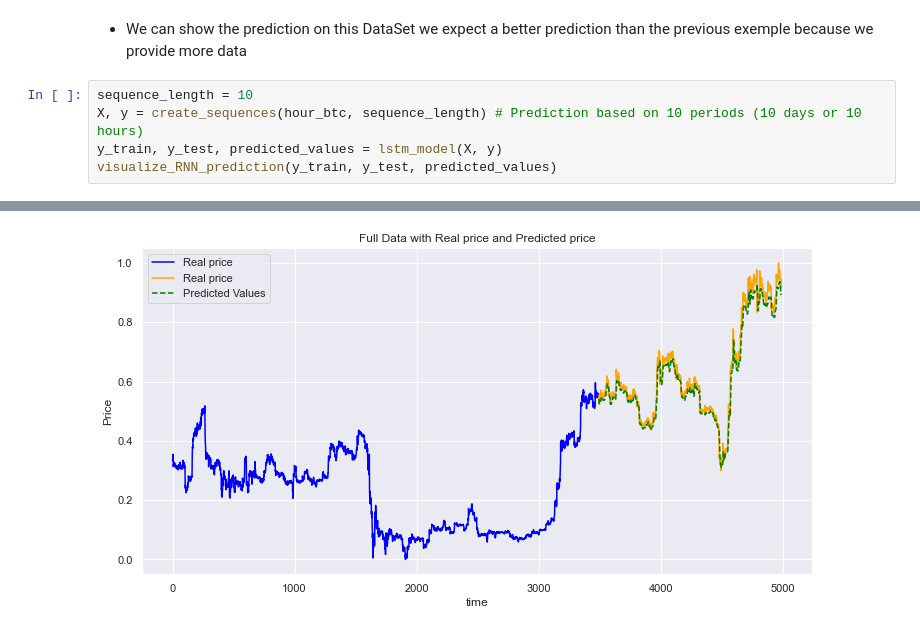
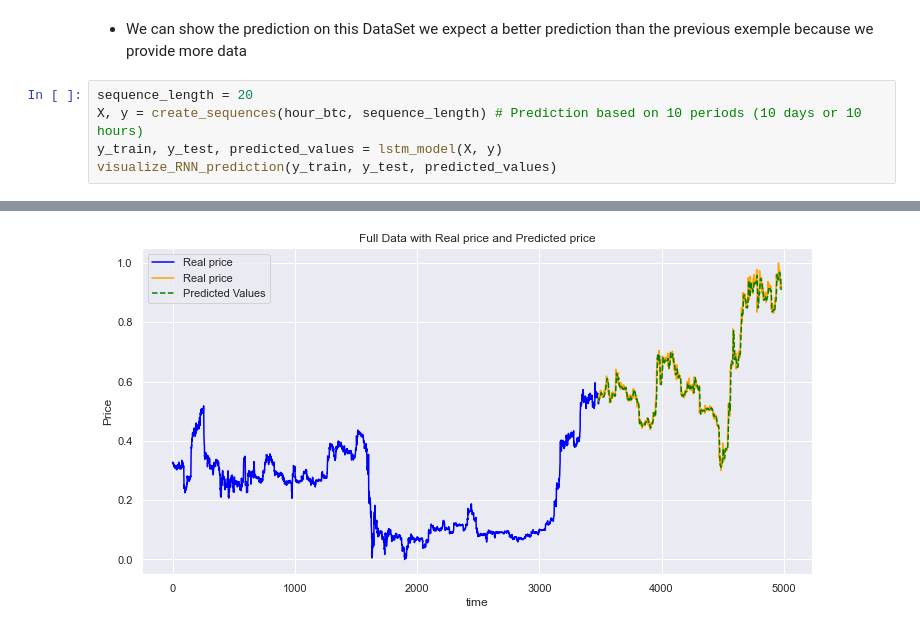
Before and after one commit to MohamedKeteb/Crypto_project, a Jupyter notebook: Bitcoin_pred.ipynb, the cells around one changed output, grey strips where cells are left out. Cells and saved outputs as stored; diff of their text form.

```diff
--- a/Bitcoin_pred.ipynb
+++ b/Bitcoin_pred.ipynb
@@ -327,7 +327,7 @@ hour_btc
 # %% [markdown]
 - We can show the prediction on this DataSet we expect a better prediction than the previous exemple because we provide more data
 # %%
-sequence_length = 10
+sequence_length = 20
 X, y = create_sequences(hour_btc, sequence_length) # Prediction based on 10 periods (10 days or 10 hours)
 y_train, y_test, predicted_values = lstm_model(X, y)
 visualize_RNN_prediction(y_train, y_test, predicted_values)
@@ -352,4 +352,4 @@ Epoch 100/100
-[figure, old version]
+[figure, new version]
 # %%
 t = 5
 prediction = recursive_prediction(X, y, t)
```
Also changed, not shown: parts of 12 cells of this notebook, 3 other files.
